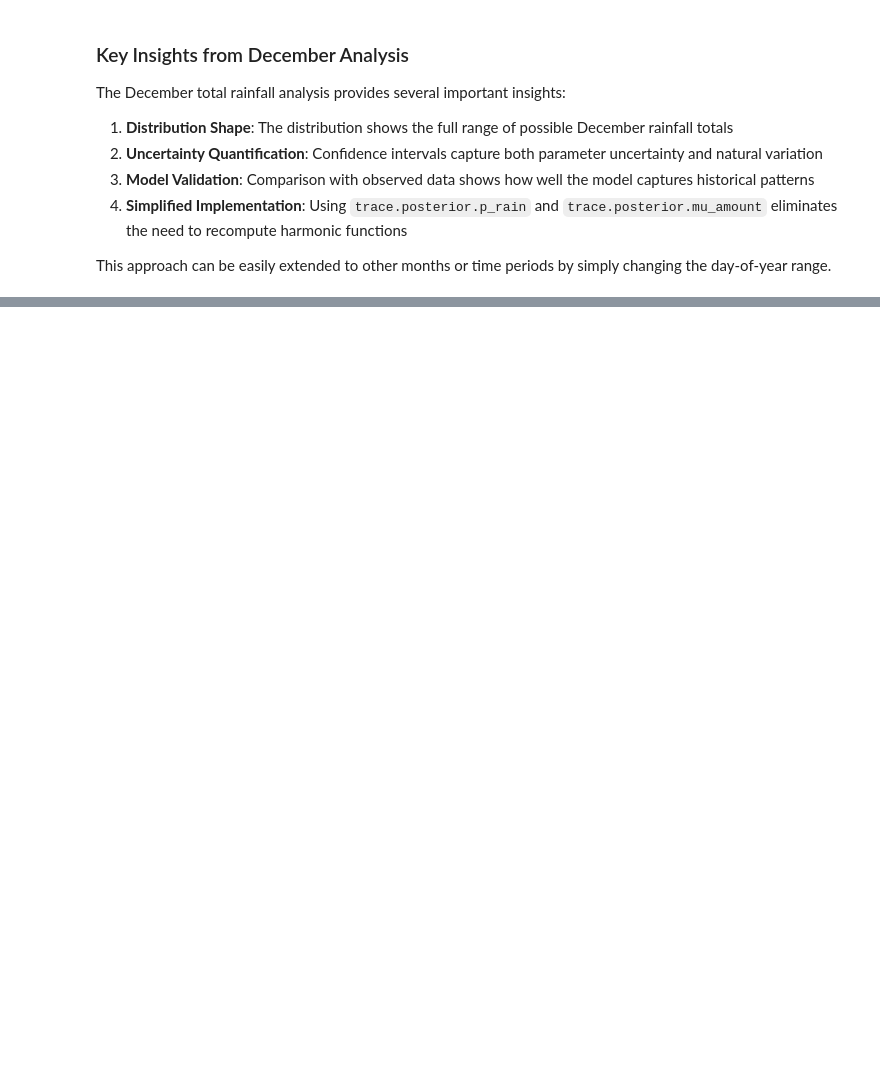
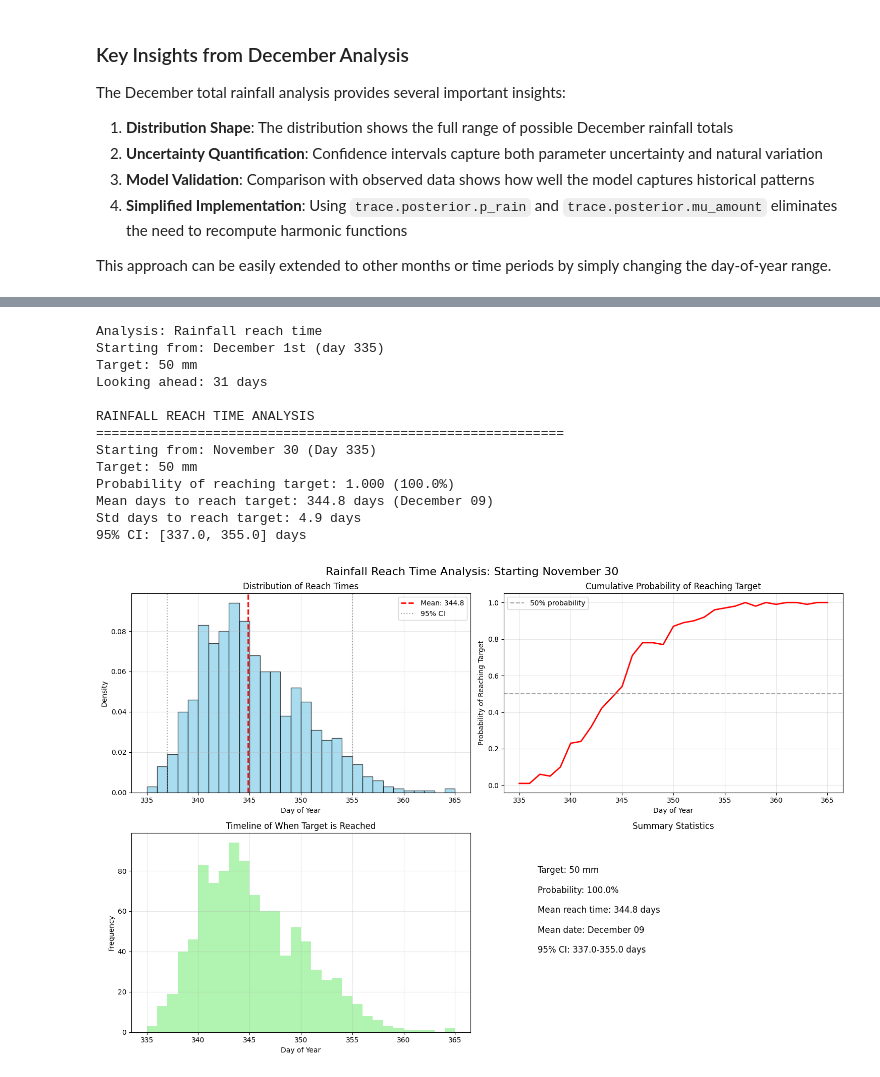
Before and after one commit to OliverEvans96/bayesian-rainfall, a Jupyter notebook: notebooks/Bayesian Rainfall.ipynb, the cells around one changed output, grey strips where cells are left out. Saved outputs shown, nothing was run; the diff lists cells and outputs as text; code cells hidden in the pictures; blank space fills up the shorter version.

```diff
--- a/notebooks/Bayesian Rainfall.ipynb
+++ b/notebooks/Bayesian Rainfall.ipynb
@@ -667,0 +708,13 @@ This approach can be easily extended to other months or time periods by simply c
+# %%
+# Try different target amounts
+targets = [25, 50, 75, 100]
+print("Cumulative Rainfall Probability Comparison (Dec 1-14):")
+print("=" * 60)
+
+for target in targets:
+    _, results = br.analysis.sample_cumulative_rainfall_probability(
+        trace, data, start_day, end_day, target, n_samples=1000
+    )
+    print(f"Target {target:3d} mm: {results['probability_reach_target']:.1%} probability")
+    print(f"         Mean cumulative: {results['mean_cumulative']:.1f} mm")
+    print()
@@ -667,0 +746,31 @@ This approach can be easily extended to other months or time periods by simply c
+# %%
+# Analysis 2: When will we reach target cumulative rainfall?
+start_day = 335  # December 1st
+target_mm = 50   # Target cumulative rainfall
+max_days = 31    # Look ahead 31 days (through December)
+
+print(f"Analysis: Rainfall reach time")
+print(f"Starting from: December 1st (day {start_day})")
+print(f"Target: {target_mm} mm")
+print(f"Looking ahead: {max_days} days")
+print()
+
+# Run the analysis
+results_2 = br.analysis.analyze_rainfall_reach_time(
+    trace, data, start_day, target_mm, max_days, n_samples=1000, show_plots=True
+)
+# %% [output]
+Analysis: Rainfall reach time
+Starting from: December 1st (day 335)
+Target: 50 mm
+Looking ahead: 31 days
+
+RAINFALL REACH TIME ANALYSIS
+============================================================
+Starting from: November 30 (Day 335)
+Target: 50 mm
+Probability of reaching target: 1.000 (100.0%)
+Mean days to reach target: 344.8 days (December 09)
+Std days to reach target: 4.9 days
+95% CI: [337.0, 355.0] days
+[figure, added]
```
Also changed, not shown: parts of 19 cells of this notebook, 2 other files.
